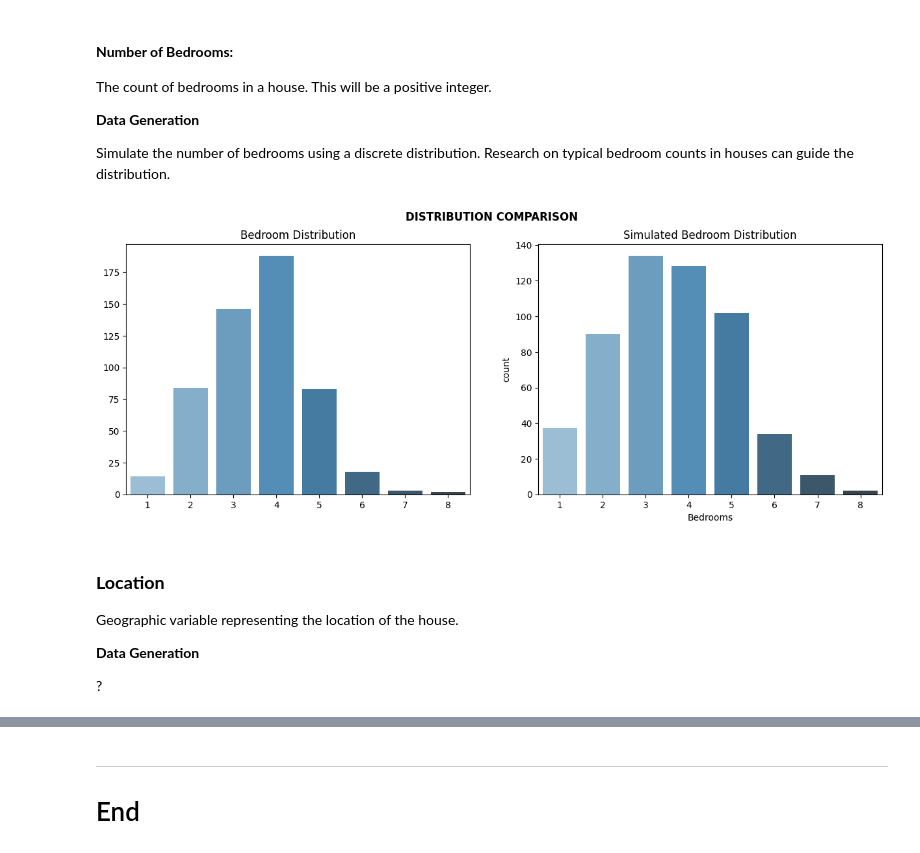
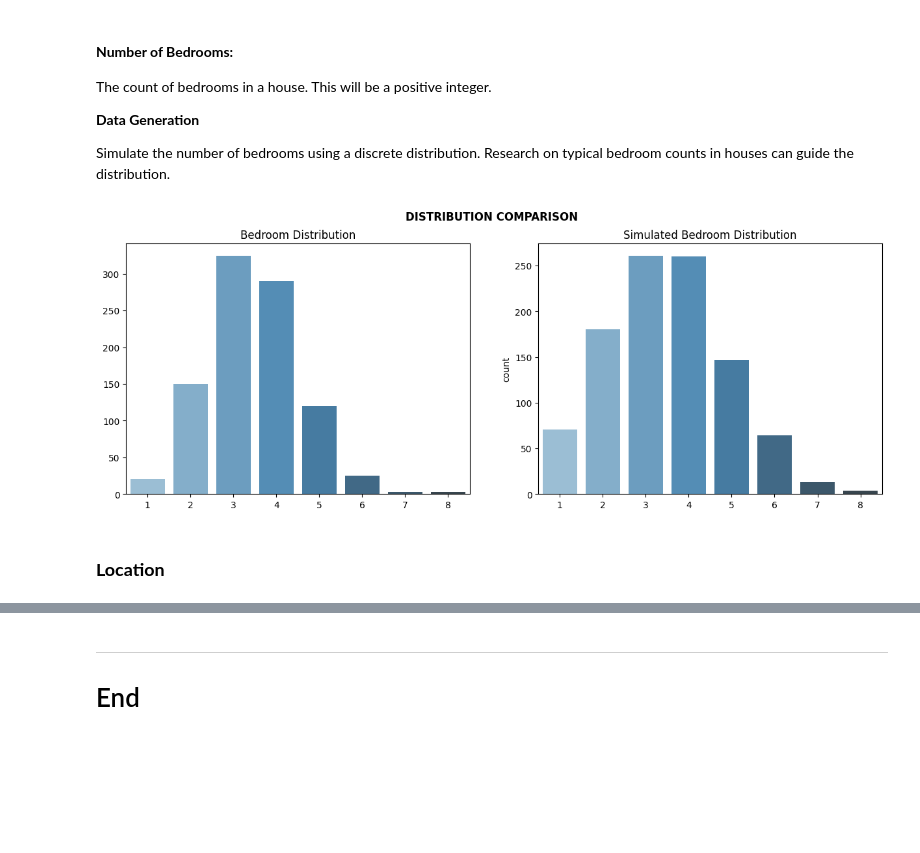
Before and after one commit to damienfarrell/prog-data-p1, a Jupyter notebook: Project_1.ipynb, the cells around one changed output, grey strips where cells are left out. Cells and saved outputs as stored; diff of their text form; code cells hidden in the pictures; blank space fills up the shorter version.

```diff
--- a/Project_1.ipynb
+++ b/Project_1.ipynb
@@ -94,7 +95,7 @@ def daft_scraper(num_of_pages_to_scrape = 11):
         for item in data:
             df_list.append(item)
 
-        time.sleep(0.1)
+        time.sleep(0)
 
     scraped_df = pd.DataFrame(df_list)
 
@@ -105,6 +106,6 @@ def daft_scraper(num_of_pages_to_scrape = 11):
 
     return scraped_df
 # %%
-scraped_df = daft_scraper(51)
+scraped_df = daft_scraper(101)
 # %% [output]
 Gathering Page:
@@ -115,14 +116,12 @@ df["Price"] = scraped_df["Price"].fillna(0).astype(int)
 df["Bedrooms"] = scraped_df["Bedrooms"].fillna(0).astype(int)
 df["Floor Area"] = scraped_df["Floor Area"].fillna(0).astype(int)
 df["Property Type"] = scraped_df["Property Type"].astype("category")
-df["Eircode"] = scraped_df["Address"].str.rsplit(',', n=1).str[-1]
-df["Eircode"] = df["Eircode"].str[:4]
+df["County"] = scraped_df["County"].str.rsplit(',', n=2).str[-2]
+df["County"] = df["County"].str.split('.', n=1).str[1]
 
-df = df[(df["Price"] != 0) & (df["Bedrooms"] != 0) & (df["Floor Area"] != 0) & (df["Property Type"] != "Site") & (df["Price"] < 2_000_000) & (df["Floor Area"] < 500)]
+df = df[(df["Price"] != 0) & (df["Bedrooms"] != 0) & (df["Floor Area"] != 0) & (df["Property Type"] != "Site") & (df["Price"] < 2_000_000) & (df["Floor Area"] < 500) & (df["Bedrooms"] <= 8)]
 
 df.dropna(inplace=True)
 df["Property Type"] = df["Property Type"].cat.remove_unused_categories()
 
-df["Eircode"].replace(["Co.", "Dub"], np.nan, inplace=True)
-
 df.reset_index(drop=True, inplace=True)
@@ -287,26 +268,32 @@ bedroom_distribution = (count_of_bedrooms / sum_of_bedrooms).sort_index()
 # %%
+# Get the count of each unique value in the 'Bedrooms' column
+count_of_bedrooms = df["Bedrooms"].value_counts()
+
+# Calculate the sum of bedrooms
+sum_of_bedrooms = count_of_bedrooms.sum()
+
+# Calculate the distribution of bedrooms
+bedroom_distribution = (count_of_bedrooms / sum_of_bedrooms).sort_index()
+
+# Convert the distribution to a list
 p = bedroom_distribution.tolist()
 
-simulated_bedroom_count_without_noise = np.random.choice([1, 2, 3, 4, 5, 6, 7, 8], size=num_samples, p=p)
-noise = np.random.randint(-1, 2, len(df)) # Add random noise
+# Simulate the number of bedrooms without noise based on the distribution
+simulated_number_of_bedroom_without_noise = np.random.choice([1, 2, 3, 4, 5, 6, 7, 8], size=num_samples, p=p)
 
-simulated_bedroom_count = np.clip(df['Bedrooms'] + noise, 1, 8)
+# Add random noise to the simulated bedrooms
+noise = np.random.randint(-1, 2, num_samples)
+simulated_number_of_bedrooms = np.clip(simulated_number_of_bedroom_without_noise + noise, 1, 8)
 # %%
 figure, axes = plt.subplots(1, 2, figsize=(15, 5))
 figure.suptitle('DISTRIBUTION COMPARISON', fontweight='bold')
 
 axes[0].set_title('Bedroom Distribution')
 sns.barplot(x=c.index,y=c.values, palette='Blues_d', ax=axes[0])
 
 axes[1].set_title('Simulated Bedroom Distribution')
-sns.countplot(x=simulated_bedroom_count, palette='Blues_d', ax=axes[1]);
+sns.countplot(x=simulated_number_of_bedrooms, palette='Blues_d', ax=axes[1]);
 # %% [output]
-[figure, old version]
+[figure, new version]
 # %% [markdown]
 ### **Location**
-
-Geographic variable representing the location of the house.
-
-**Data Generation**
-
-?
```
Also changed, not shown: parts of 39 cells of this notebook.
